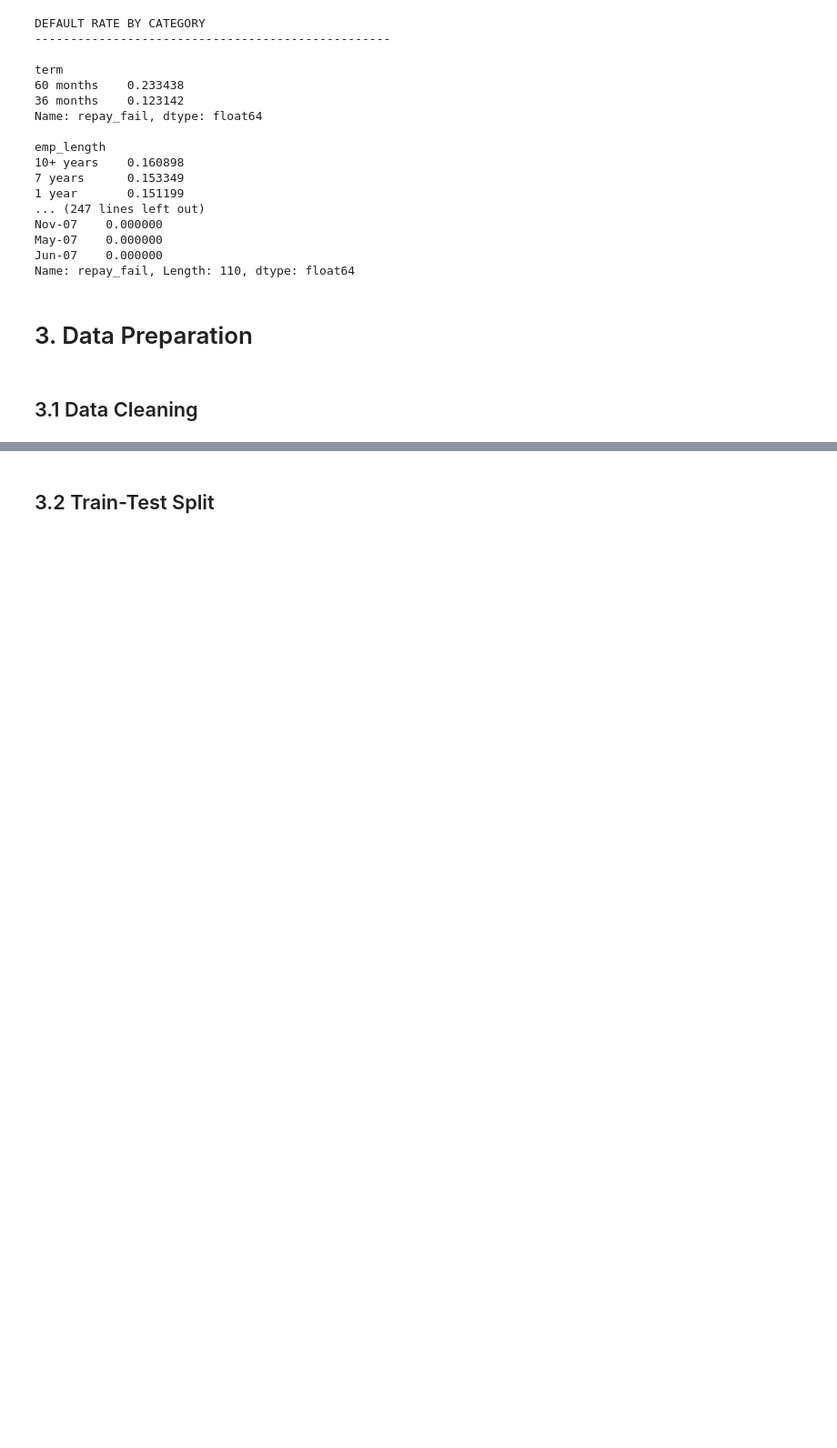
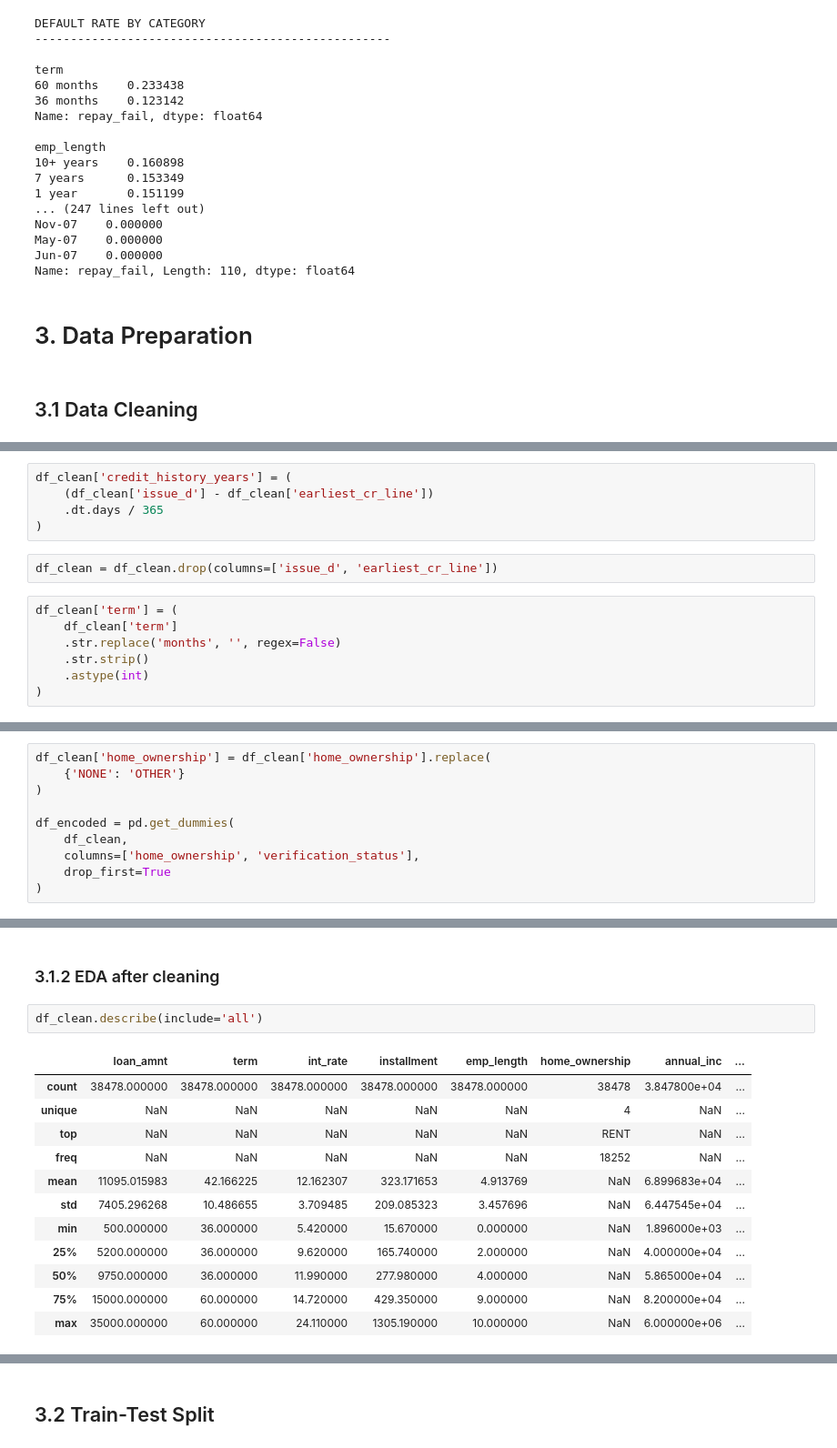
Before and after one commit to Theducklingandmonkey/Mldp_Loan_evaluation, a Jupyter notebook: MLDP Program Codes Submission Template.ipynb, the cells around one changed output, grey strips where cells are left out. Shown at 91% size. Cells and saved outputs as stored; diff of their text form; blank space fills up the shorter version.

Commit message:
Cleaned data

```diff
--- a/MLDP Program Codes Submission Template.ipynb
+++ b/MLDP Program Codes Submission Template.ipynb
@@ -315,0 +497,14 @@ Name: repay_fail, Length: 110, dtype: float64
+# %%
+df_clean['credit_history_years'] = (
+    (df_clean['issue_d'] - df_clean['earliest_cr_line'])
+    .dt.days / 365
+)
+# %%
+df_clean = df_clean.drop(columns=['issue_d', 'earliest_cr_line'])
+# %%
+df_clean['term'] = (
+    df_clean['term']
+    .str.replace('months', '', regex=False)
+    .str.strip()
+    .astype(int)
+)
@@ -315,0 +532,10 @@ Name: repay_fail, Length: 110, dtype: float64
+# %%
+df_clean['home_ownership'] = df_clean['home_ownership'].replace(
+    {'NONE': 'OTHER'}
+)
+
+df_encoded = pd.get_dummies(
+    df_clean,
+    columns=['home_ownership', 'verification_status'],
+    drop_first=True
+)
@@ -315,0 +583,17 @@ Name: repay_fail, Length: 110, dtype: float64
+# %% [markdown]
+### 3.1.2 EDA after cleaning
+# %%
+df_clean.describe(include='all')
+# %% [output]
+|  | loan_amnt | term | int_rate | installment | emp_length | home_ownership | annual_inc | ... |
+| count | 38478.000000 | 38478.000000 | 38478.000000 | 38478.000000 | 38478.000000 | 38478 | 3.847800e+04 | ... |
+| unique | NaN | NaN | NaN | NaN | NaN | 4 | NaN | ... |
+| top | NaN | NaN | NaN | NaN | NaN | RENT | NaN | ... |
+| freq | NaN | NaN | NaN | NaN | NaN | 18252 | NaN | ... |
+| mean | 11095.015983 | 42.166225 | 12.162307 | 323.171653 | 4.913769 | NaN | 6.899683e+04 | ... |
+| std | 7405.296268 | 10.486655 | 3.709485 | 209.085323 | 3.457696 | NaN | 6.447545e+04 | ... |
+| min | 500.000000 | 36.000000 | 5.420000 | 15.670000 | 0.000000 | NaN | 1.896000e+03 | ... |
+| 25% | 5200.000000 | 36.000000 | 9.620000 | 165.740000 | 2.000000 | NaN | 4.000000e+04 | ... |
+| 50% | 9750.000000 | 36.000000 | 11.990000 | 277.980000 | 4.000000 | NaN | 5.865000e+04 | ... |
+| 75% | 15000.000000 | 60.000000 | 14.720000 | 429.350000 | 9.000000 | NaN | 8.200000e+04 | ... |
+| max | 35000.000000 | 60.000000 | 24.110000 | 1305.190000 | 10.000000 | NaN | 6.000000e+06 | ... |
```
Also changed, not shown: parts of 22 cells of this notebook.
